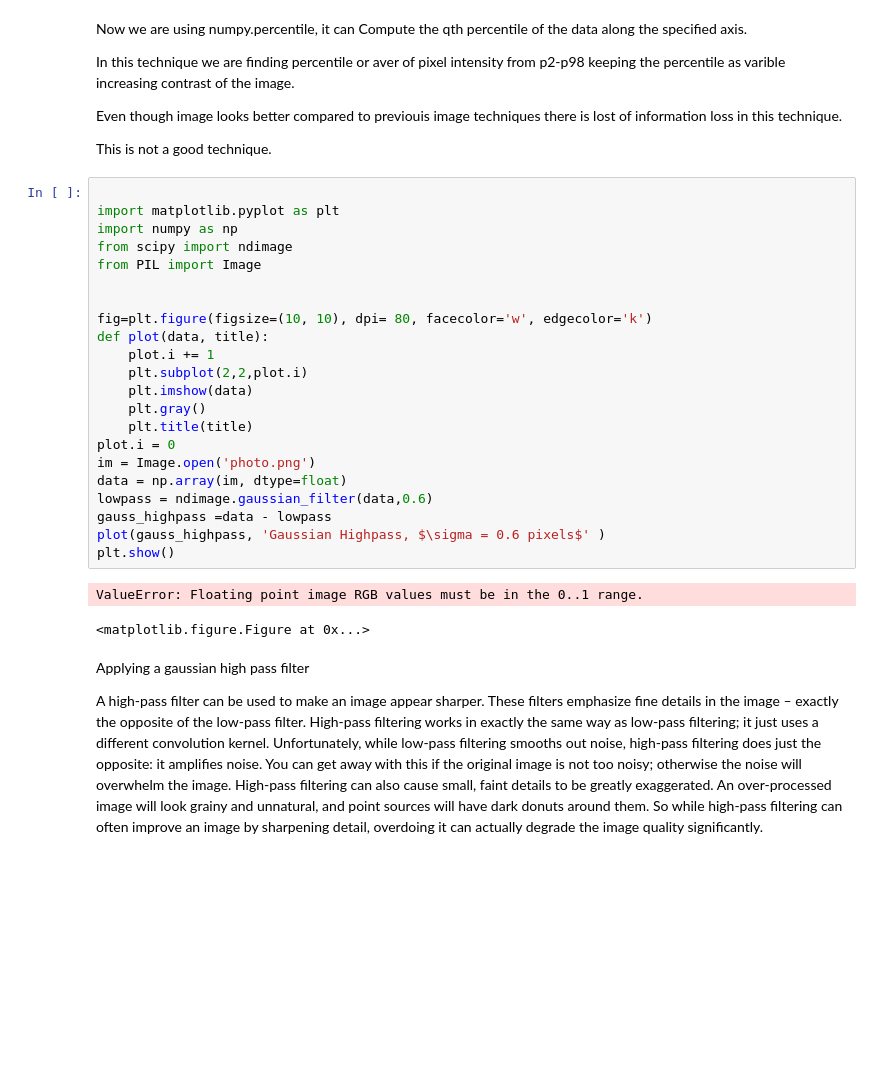
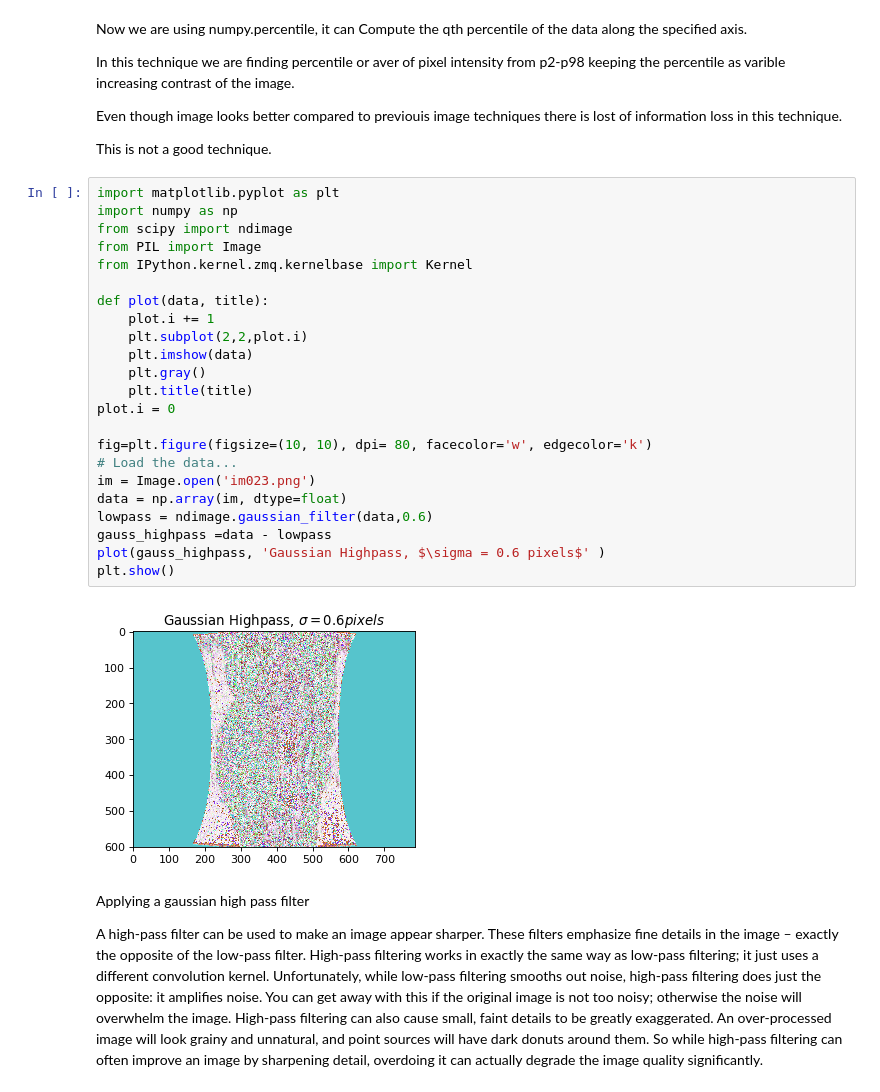
Before and after one commit to samidishashi/shashi-vardhan, a Jupyter notebook: FINAL .ipynb, the cells around one changed output. Cells and saved outputs as stored; diff of their text form; blank space fills up the shorter version.

```diff
--- a/FINAL .ipynb
+++ b/FINAL .ipynb
@@ -143,30 +143,30 @@ Even though image looks better compared to previouis image techniques there is l
 
 This is not a good technique.
 # %%
-
 import matplotlib.pyplot as plt
 import numpy as np
 from scipy import ndimage
 from PIL import Image
+from IPython.kernel.zmq.kernelbase import Kernel
 
-
-fig=plt.figure(figsize=(10, 10), dpi= 80, facecolor='w', edgecolor='k')
 def plot(data, title):
     plot.i += 1
     plt.subplot(2,2,plot.i)
     plt.imshow(data)
     plt.gray()
     plt.title(title)
 plot.i = 0
-im = Image.open('photo.png')
+
+fig=plt.figure(figsize=(10, 10), dpi= 80, facecolor='w', edgecolor='k')
+# Load the data...
+im = Image.open('im023.png')
 data = np.array(im, dtype=float)
 lowpass = ndimage.gaussian_filter(data,0.6)
 gauss_highpass =data - lowpass
 plot(gauss_highpass, 'Gaussian Highpass, $\sigma = 0.6 pixels$' )
 plt.show()
 # %% [output]
-ValueError: Floating point image RGB values must be in the 0..1 range.
-<matplotlib.figure.Figure at 0x...>
+[figure, added]
 # %% [markdown]
 Applying a gaussian high pass filter
 
```
